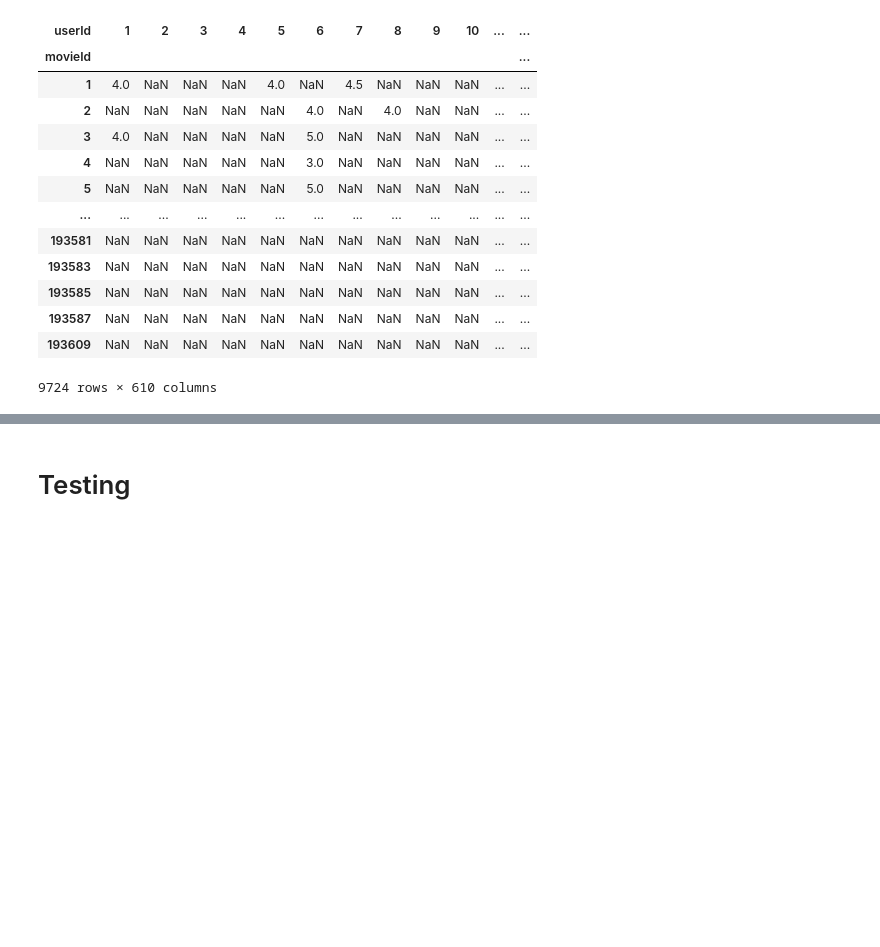
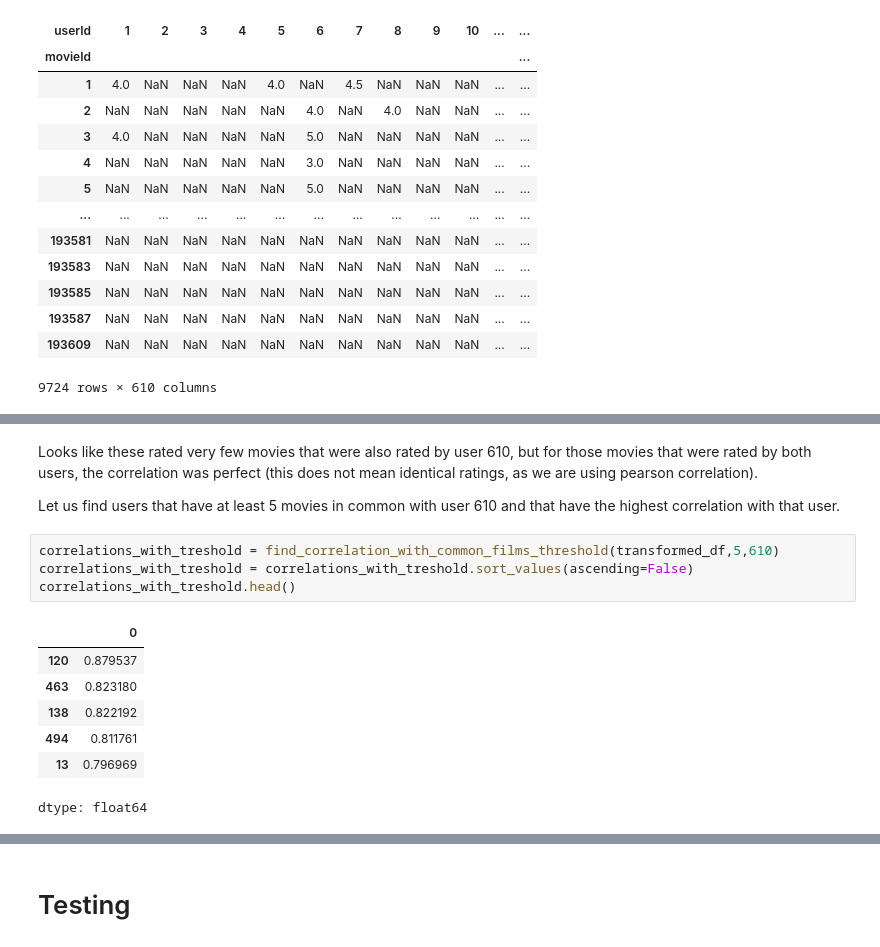
Before and after one commit to miczkejedrzej/IR, a Jupyter notebook: lab5_proj.ipynb, the cells around one changed output, grey strips where cells are left out. Cells and saved outputs as stored; diff of their text form; blank space fills up the shorter version.

```diff
--- a/lab5_proj.ipynb
+++ b/lab5_proj.ipynb
@@ -419,0 +436,16 @@ def predict_scores_strict_correlation(transformed_df: pd.DataFrame, userId=610,
+# %% [markdown]
+Looks like these rated very few movies that were also rated by user 610, but for those movies that were rated by both users, the correlation was perfect (this does not mean identical ratings, as we are using pearson correlation).
+
+Let us find users that have at least 5 movies in common with user 610 and that have the highest correlation with that user.
+# %%
+correlations_with_treshold = find_correlation_with_common_films_threshold(transformed_df,5,610)
+correlations_with_treshold = correlations_with_treshold.sort_values(ascending=False)
+correlations_with_treshold.head()
+# %% [output]
+|  | 0 |
+| 120 | 0.879537 |
+| 463 | 0.823180 |
+| 138 | 0.822192 |
+| 494 | 0.811761 |
+| 13 | 0.796969 |
+dtype: float64
```
Also changed, not shown: parts of 56 cells of this notebook.
